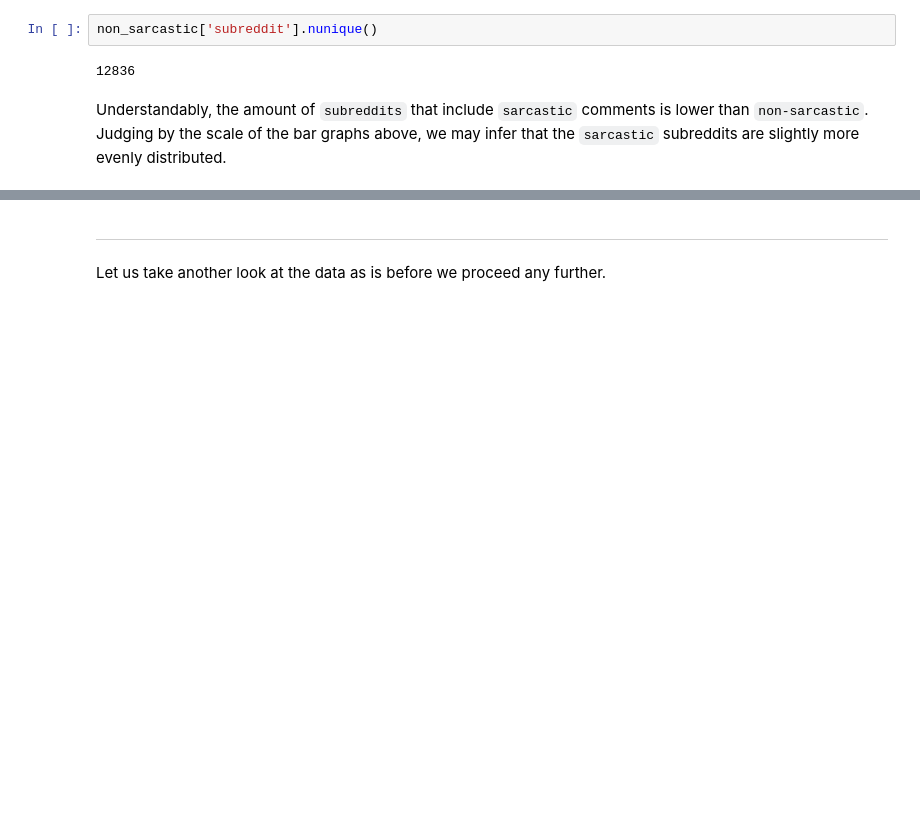
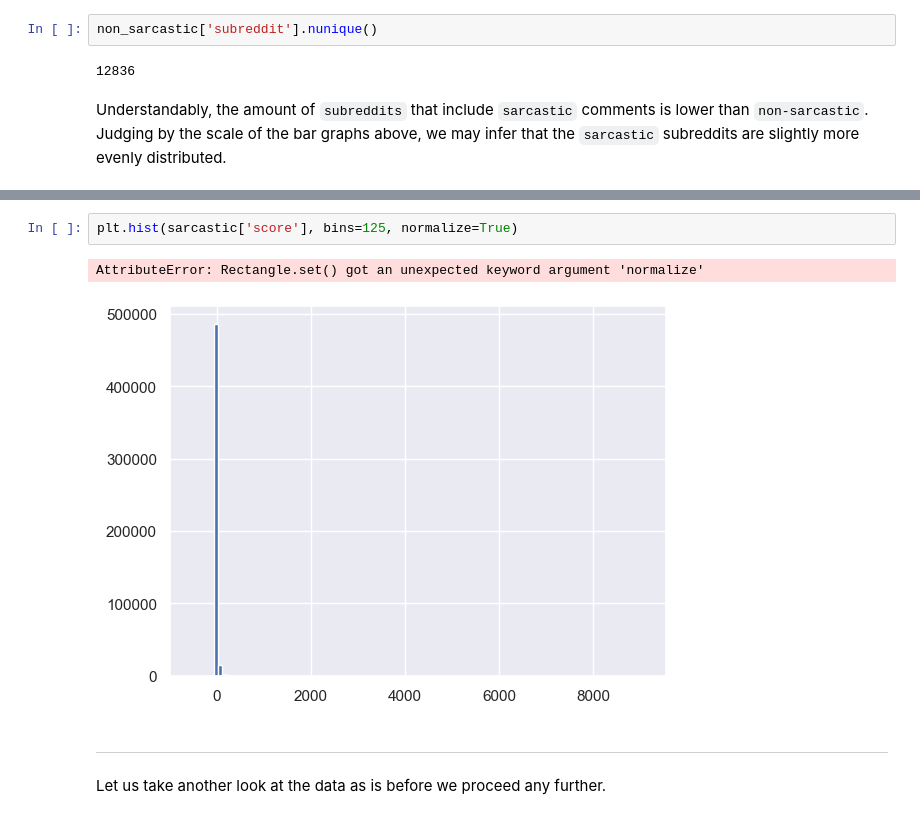
Before and after one commit to Sveto-G/Reddit-Sarcasm, a Jupyter notebook: Notebooks/reddit_eda.ipynb, the cells around one changed output, grey strips where cells are left out. Cells and saved outputs as stored; diff of their text form; blank space fills up the shorter version.

```diff
--- a/Notebooks/reddit_eda.ipynb
+++ b/Notebooks/reddit_eda.ipynb
@@ -713,3 +785,8 @@ Understandably, the amount of `subreddits` that include `sarcastic` comments is
+# %%
+plt.hist(sarcastic['score'], bins=125, normalize=True)
+# %% [output]
+AttributeError: Rectangle.set() got an unexpected keyword argument 'normalize'
+[figure, added]
 # %% [markdown]
 ------------------------------------------------------------------------------------------------------------------------------
 # %% [markdown]
```
Also changed, not shown: parts of 24 cells of this notebook.
